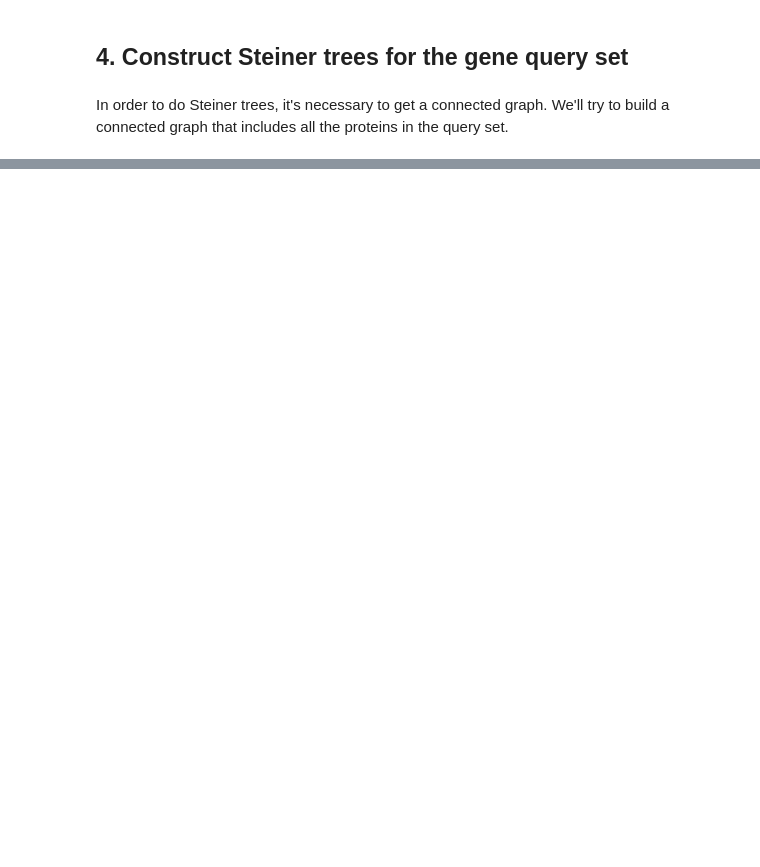
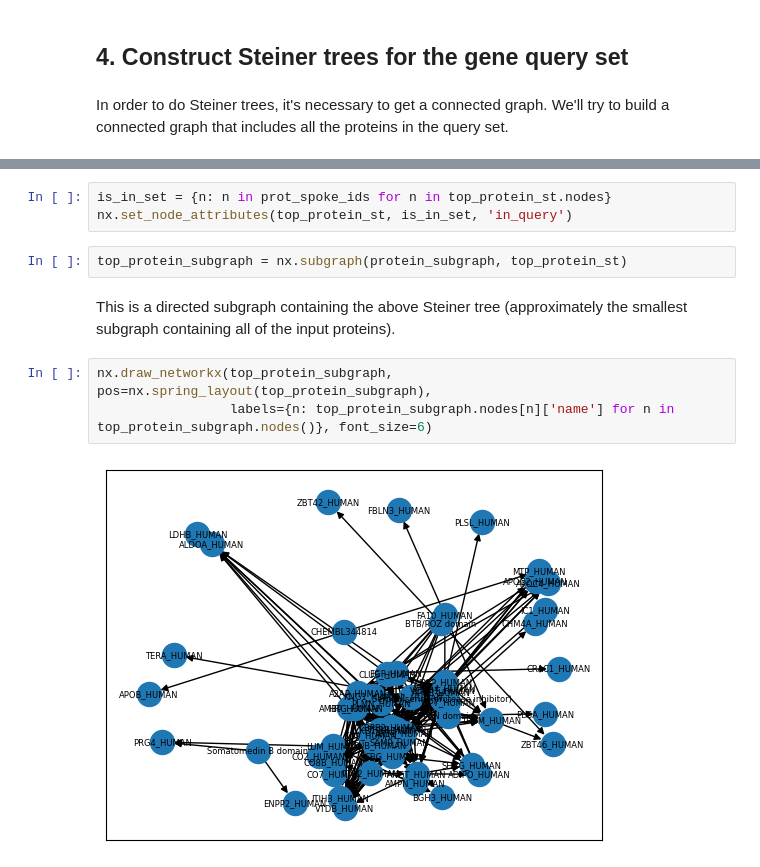
Before and after one commit to yjzhang/kg_feature_engineering, a Jupyter notebook: notebooks/Feature_Analysis.ipynb, the cells around one changed output, grey strips where cells are left out. Cells and saved outputs as stored; diff of their text form; blank space fills up the shorter version.

```diff
--- a/notebooks/Feature_Analysis.ipynb
+++ b/notebooks/Feature_Analysis.ipynb
@@ -142,0 +171,12 @@ In order to do Steiner trees, it's necessary to get a connected graph. We'll try
+# %%
+is_in_set = {n: n in prot_spoke_ids for n in top_protein_st.nodes}
+nx.set_node_attributes(top_protein_st, is_in_set, 'in_query')
+# %%
+top_protein_subgraph = nx.subgraph(protein_subgraph, top_protein_st)
+# %% [markdown]
+This is a directed subgraph containing the above Steiner tree (approximately the smallest subgraph containing all of the input proteins).
+# %%
+nx.draw_networkx(top_protein_subgraph, pos=nx.spring_layout(top_protein_subgraph),
+                 labels={n: top_protein_subgraph.nodes[n]['name'] for n in top_protein_subgraph.nodes()}, font_size=6)
+# %% [output]
+[figure, added]
```
Also changed, not shown: parts of 8 cells of this notebook.
